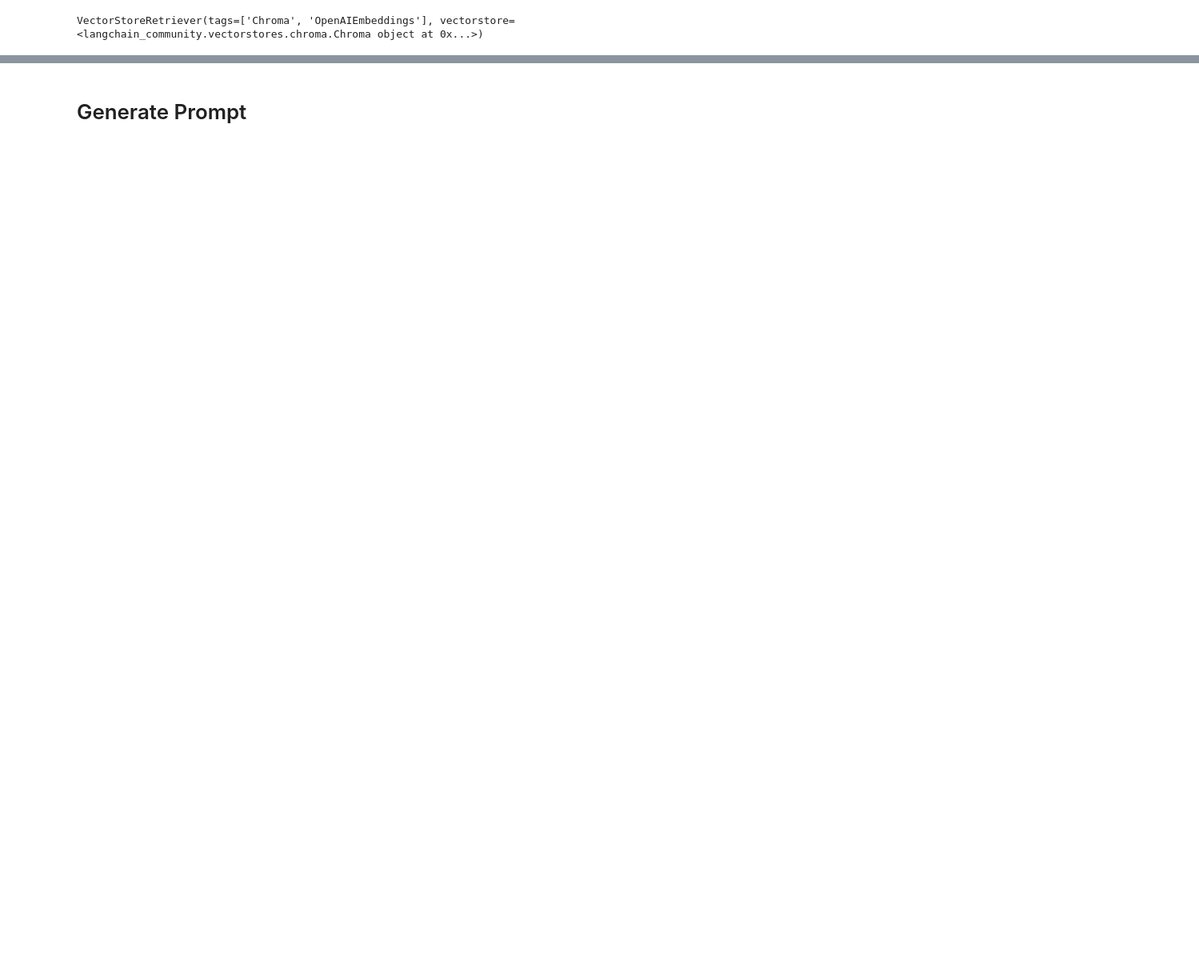
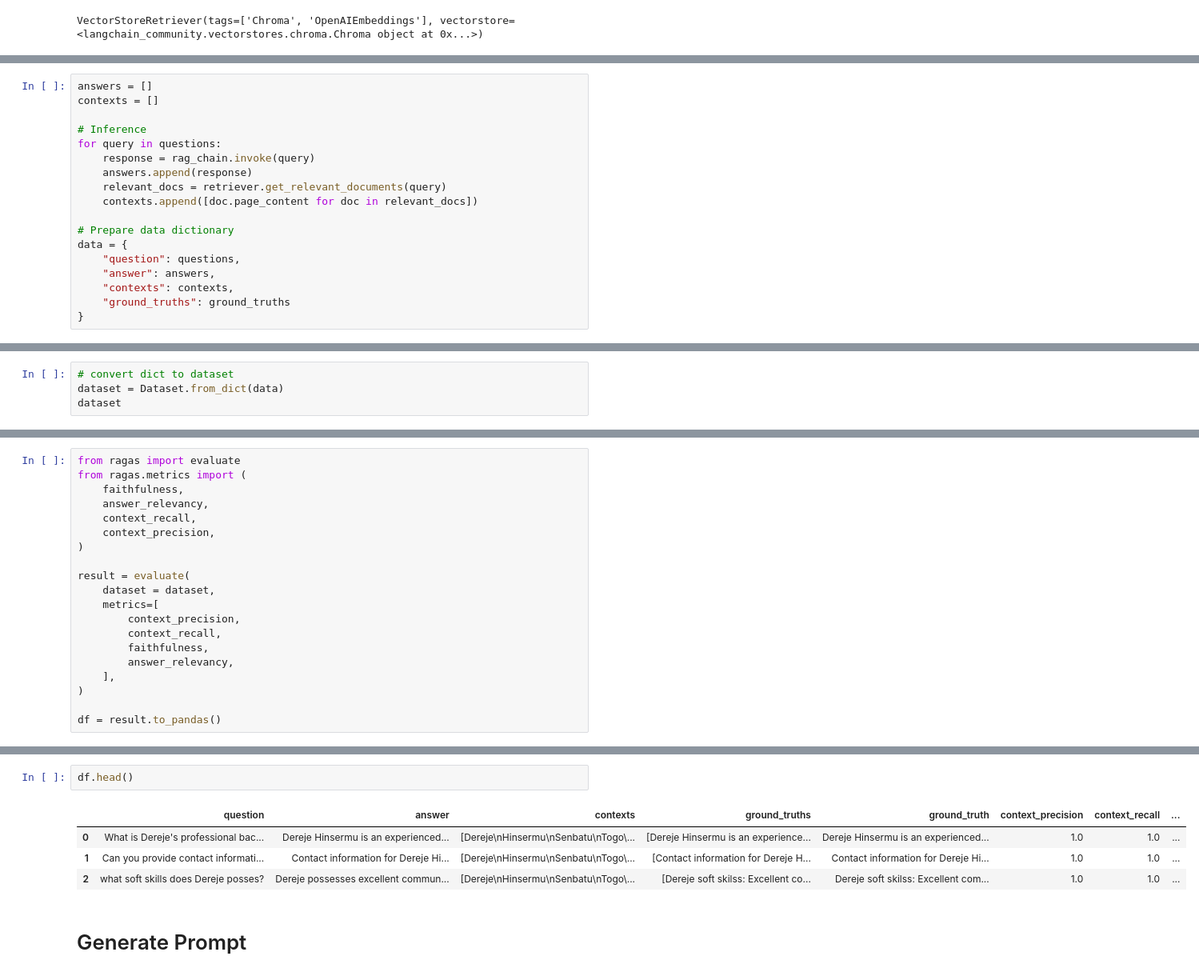
Before and after one commit to derejehinsermu/prompt-generator, a Jupyter notebook: notebooks/rag_application.ipynb, the cells around one changed output, grey strips where cells are left out. Shown at 80% size. Drawn from its saved outputs; the diff is of its cells as text; blank space fills up the shorter version.

```diff
--- a/notebooks/rag_application.ipynb
+++ b/notebooks/rag_application.ipynb
@@ -119,0 +720,18 @@ Robert Kiyosaki is an entrepreneur, educator, and investor known for his financi
+# %%
+answers = []
+contexts = []
+
+# Inference
+for query in questions:
+    response = rag_chain.invoke(query)
+    answers.append(response)
+    relevant_docs = retriever.get_relevant_documents(query)
+    contexts.append([doc.page_content for doc in relevant_docs])
+
+# Prepare data dictionary
+data = {
+    "question": questions,
+    "answer": answers,
+    "contexts": contexts,
+    "ground_truths": ground_truths
+}
@@ -119,0 +740,4 @@ Robert Kiyosaki is an entrepreneur, educator, and investor known for his financi
+# %%
+# convert dict to dataset
+dataset = Dataset.from_dict(data)
+dataset
@@ -119,0 +751,20 @@ Robert Kiyosaki is an entrepreneur, educator, and investor known for his financi
+# %%
+from ragas import evaluate
+from ragas.metrics import (
+    faithfulness,
+    answer_relevancy,
+    context_recall,
+    context_precision,
+)
+
+result = evaluate(
+    dataset = dataset,
+    metrics=[
+        context_precision,
+        context_recall,
+        faithfulness,
+        answer_relevancy,
+    ],
+)
+
+df = result.to_pandas()
@@ -120,3 +773,10 @@ Robert Kiyosaki is an entrepreneur, educator, and investor known for his financi
+# %%
+df.head()
+# %% [output]
+|  | question | answer | contexts | ground_truths | ground_truth | context_precision | context_recall | ... |
+| 0 | What is Dereje's professional bac... | Dereje Hinsermu is an experienced... | [Dereje\nHinsermu\nSenbatu\nTogo\... | [Dereje Hinsermu is an experience... | Dereje Hinsermu is an experienced... | 1.0 | 1.0 | ... |
+| 1 | Can you provide contact informati... | Contact information for Dereje Hi... | [Dereje\nHinsermu\nSenbatu\nTogo\... | [Contact information for Dereje H... | Contact information for Dereje Hi... | 1.0 | 1.0 | ... |
+| 2 | what soft skills does Dereje posses? | Dereje possesses excellent commun... | [Dereje\nHinsermu\nSenbatu\nTogo\... | [Dereje soft skilss: Excellent co... | Dereje soft skilss: Excellent com... | 1.0 | 1.0 | ... |
 # %% [markdown]
 # Generate Prompt
 # %%
```
Also changed, not shown: parts of 53 cells of this notebook.
